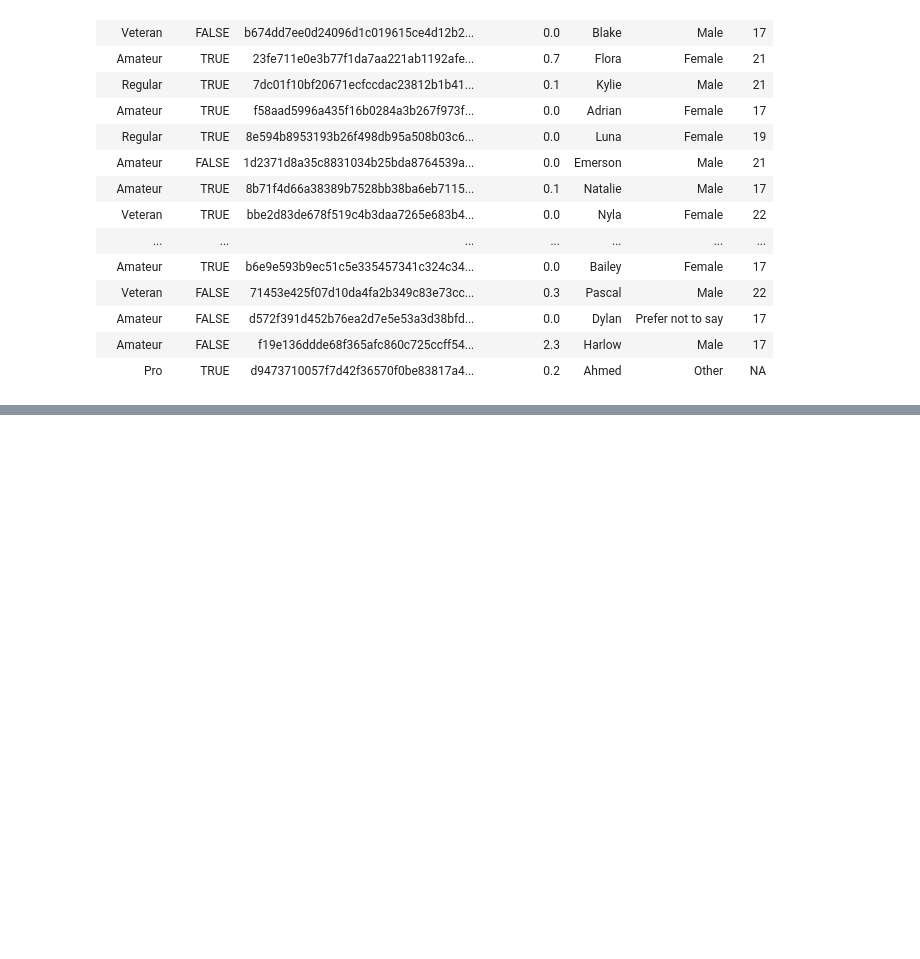
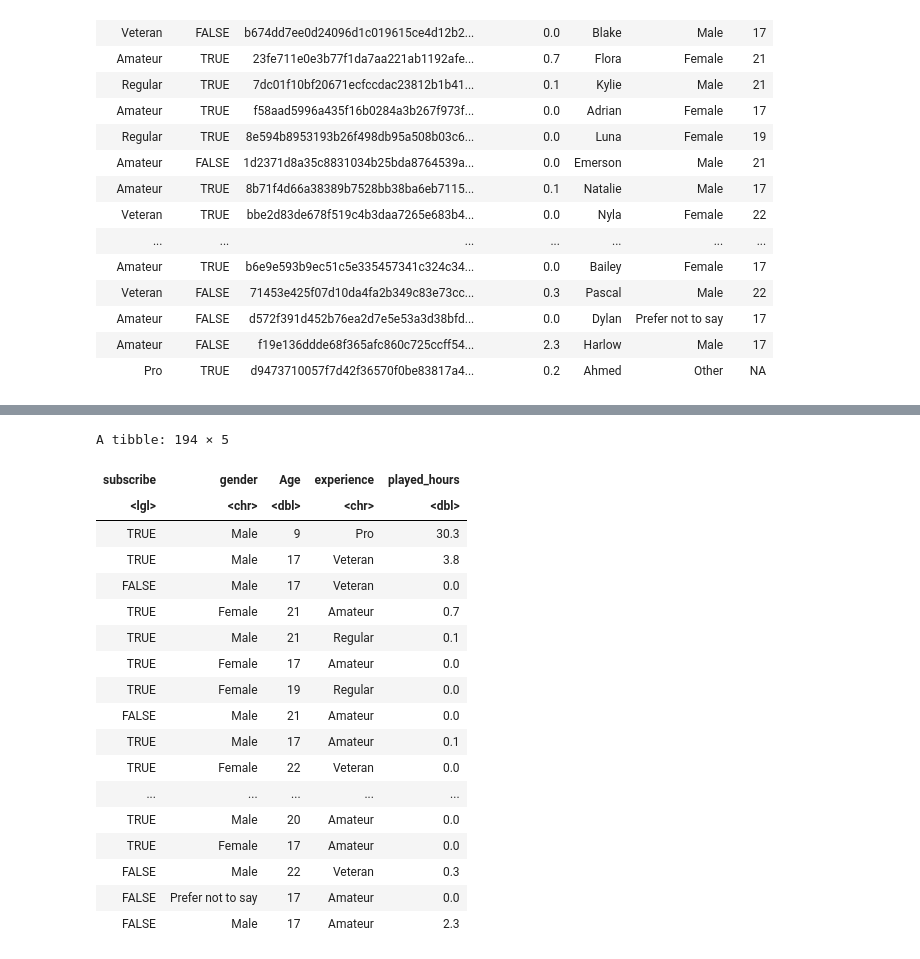
Before and after one commit to HenryZang/DSCI_100_Minecraft_Project, a Jupyter notebook: analysis.ipynb, the cells around one changed output, grey strips where cells are left out. Cells and saved outputs as stored; diff of their text form; code cells hidden in the pictures; blank space fills up the shorter version.

```diff
--- a/analysis.ipynb
+++ b/analysis.ipynb
@@ -66,0 +164,24 @@ A spec_tbl_df: 196 × 7
+# %%
+players_model <- players_clean |>
+  select(subscribe, gender, Age, experience, played_hours)
+players_model
+# %% [output]
+A tibble: 194 × 5
+| subscribe | gender | Age | experience | played_hours |
+| <lgl> | <chr> | <dbl> | <chr> | <dbl> |
+| TRUE | Male | 9 | Pro | 30.3 |
+| TRUE | Male | 17 | Veteran | 3.8 |
+| FALSE | Male | 17 | Veteran | 0.0 |
+| TRUE | Female | 21 | Amateur | 0.7 |
+| TRUE | Male | 21 | Regular | 0.1 |
+| TRUE | Female | 17 | Amateur | 0.0 |
+| TRUE | Female | 19 | Regular | 0.0 |
+| FALSE | Male | 21 | Amateur | 0.0 |
+| TRUE | Male | 17 | Amateur | 0.1 |
+| TRUE | Female | 22 | Veteran | 0.0 |
+| ... | ... | ... | ... | ... |
+| TRUE | Male | 20 | Amateur | 0.0 |
+| TRUE | Female | 17 | Amateur | 0.0 |
+| FALSE | Male | 22 | Veteran | 0.3 |
+| FALSE | Prefer not to say | 17 | Amateur | 0.0 |
+| FALSE | Male | 17 | Amateur | 2.3 |
```
Also changed, not shown: parts of 36 cells of this notebook.
